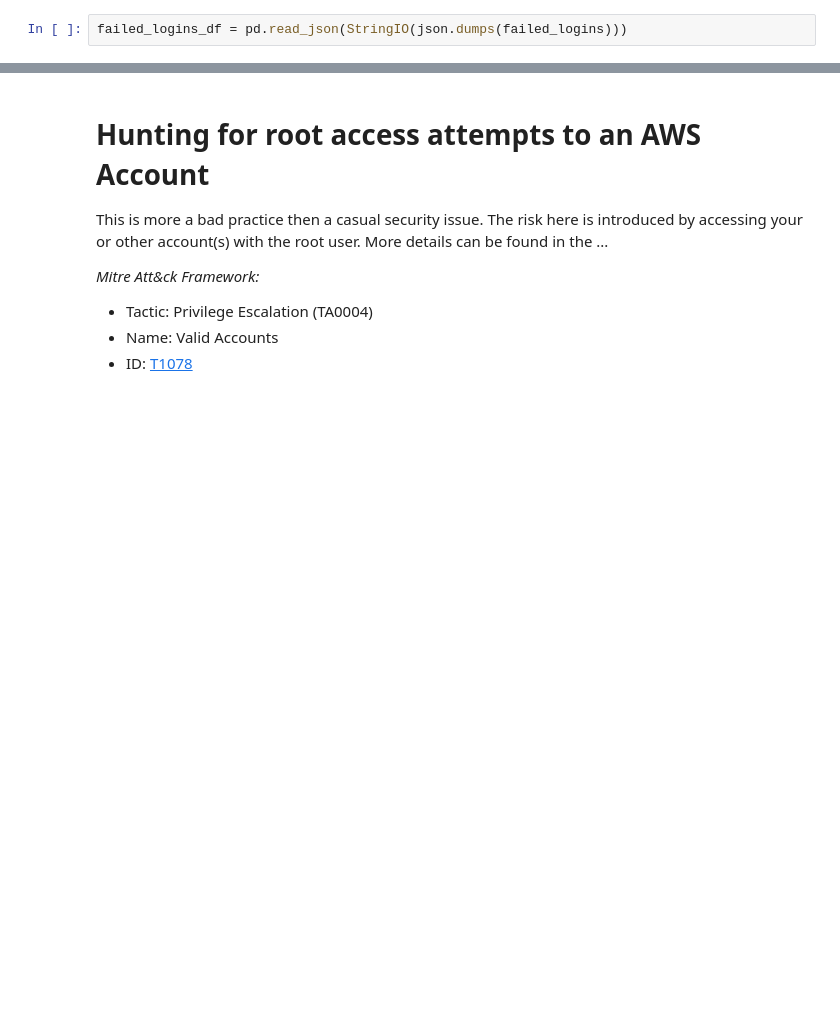
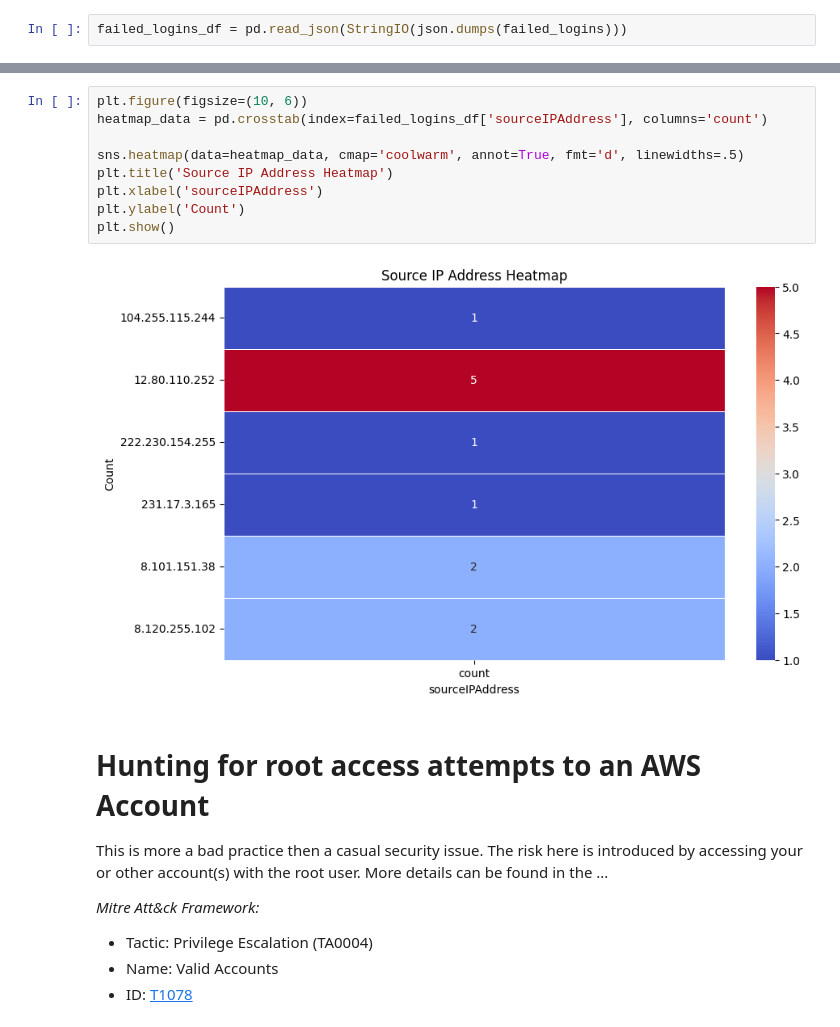
Before and after one commit to BenjiTrapp/aws-threat-hunting, a Jupyter notebook: cloudtrail/hunting-cloudtrail-flaws-cloud.ipynb, the cells around one changed output, grey strips where cells are left out. Drawn from its saved outputs; the diff is of its cells as text; blank space fills up the shorter version.

```diff
--- a/cloudtrail/hunting-cloudtrail-flaws-cloud.ipynb
+++ b/cloudtrail/hunting-cloudtrail-flaws-cloud.ipynb
@@ -191,3 +183,14 @@ failed_logins_df[:5].style
+# %%
+plt.figure(figsize=(10, 6))
+heatmap_data = pd.crosstab(index=failed_logins_df['sourceIPAddress'], columns='count')
+
+sns.heatmap(data=heatmap_data, cmap='coolwarm', annot=True, fmt='d', linewidths=.5)
+plt.title('Source IP Address Heatmap')
+plt.xlabel('sourceIPAddress')
+plt.ylabel('Count')
+plt.show()
+# %% [output]
+[figure, added]
 # %% [markdown]
 # Hunting for root access attempts to an AWS Account
 
```
Also changed, not shown: parts of 13 cells of this notebook.
